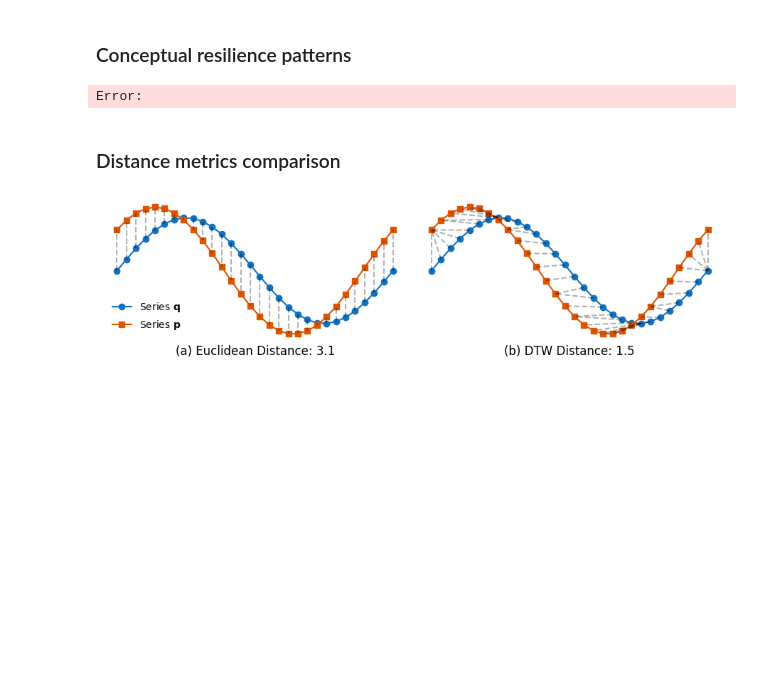
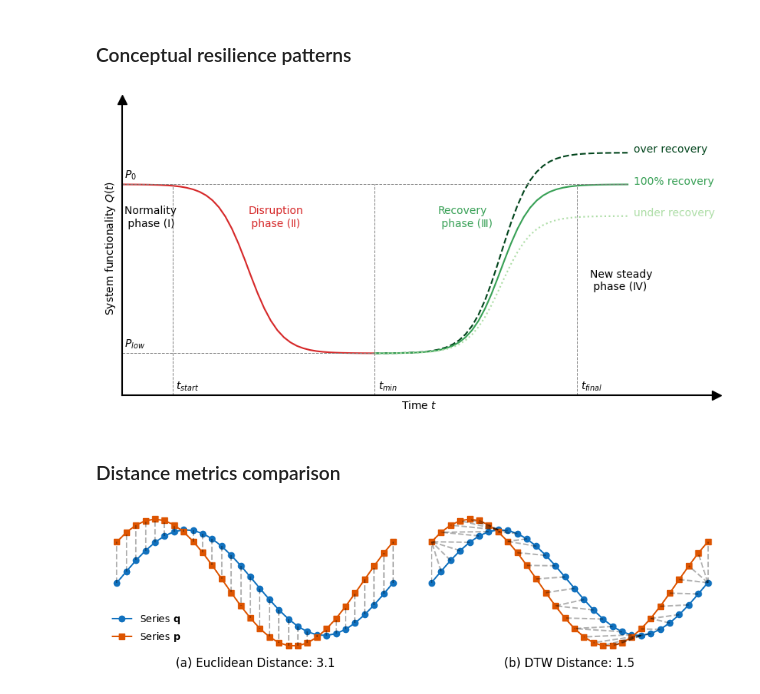
Before and after one commit to LastStriker11/disruptive_taxi_demand, a Jupyter notebook: conceptual_visualization.ipynb, the cells around one changed output. Saved outputs shown, nothing was run; the diff lists cells and outputs as text; code cells hidden in the pictures; blank space fills up the shorter version.

```diff
--- a/conceptual_visualization.ipynb
+++ b/conceptual_visualization.ipynb
@@ -57,39 +50,39 @@ cmap = plt.cm.Greens
 colors = [cmap((3-i)/3) for i in range(3)]
 
 ax.plot(xdata1, y1,color = "tab:red")
-ax.plot(xdata3, y3, color=colors[0])
-ax.plot(xdata2, y2, color=colors[1])
-ax.plot(xdata4, y4, color=colors[2])
+ax.plot(xdata3, y3, color=colors[0], linestyle='--')
+ax.plot(xdata2, y2, color=colors[1], linestyle='-')
+ax.plot(xdata4, y4, color=colors[2], linestyle=':')
 # ax.plot(xdata11, y11, color='#1171be', linestyle=':')
 ax.plot(xdata5, y5, c='grey', linestyle='--', linewidth=0.7)
 ax.plot(xdata6, y6, c='grey', linestyle='--', linewidth=0.7)
 ax.plot(xdata7, y7, c='grey', linestyle='--', linewidth=0.7)
 ax.plot(xdata8, y8, c='grey', linestyle='--', linewidth=0.7)
 ax.plot(xdata9, y9, c='grey', linestyle='--', linewidth=0.7)
 
 ax.annotate("Normality \n phase (Ⅰ)", xy = (0.02,0.8),xytext= (0.02,0.8),color = "k")
 ax.annotate("Disruption\n phase (Ⅱ)", xy = (1,0.8),xytext= (1,0.8),color = "tab:red")
 ax.annotate("Recovery\n phase (Ⅲ)", xy = (2.5, 0.8),xytext= (2.5, 0.8),color = colors[1])
 ax.annotate("New steady \n phase (Ⅳ)", xy = (3.7,0.5),xytext= (3.7,0.5),color = "k")
 # ax.annotate("Resistance",  xy = (2,0.6),xytext= (2.07, 0.6),color = "tab:blue")
 # ax.annotate("Event  Duration(T)",  xy = (1.75,0.13),xytext= (1.75, 0.13),color = "k")
 ax.annotate("over recovery", xy = (4.05,1.1),xytext= (4.05, 1.15),color = colors[0])
 ax.annotate("100% recovery", xy = (4.05,1.0),xytext= (4.05, 1.0),color = colors[1])
 ax.annotate("under recovery", xy = (4.05,0.9),xytext= (4.05, 0.85),color = colors[2])
 
-ax.annotate("$P_0$", xy = (0,1.03),xytext= (0,1.03),color = "k")
-ax.annotate("$P_{low}$", xy = (0,0.23),xytext= (0,0.23),color = "k")
+ax.annotate("$P_0$", xy = (0,1.03),xytext= (0.02,1.03),color = "k")
+ax.annotate("$P_{low}$", xy = (0,0.23),xytext= (0.02,0.23),color = "k")
 ax.annotate("$t_{start}$", xy = (0.43,0.03),xytext= (0.43,0.03),color = "k")
 ax.annotate("$t_{min}$", xy = (2.03,0.03),xytext= (2.03,0.03),color = "k")
 ax.annotate("$t_{final}$", xy = (3.63,0.03),xytext= (3.63,0.03),color = "k")
 ax.set_xlabel('Time $t$')
 ax.set_ylabel('System functionality $Q(t)$')
 ax.set_xlim((0,4.7))
 ax.set_ylim((0,1.4))
 
 fig.savefig('figures/conceptual_resilience.pdf', bbox_inches='tight')
 # %% [output]
-Error:
+[figure, added]
 # %% [markdown]
 ### Distance metrics comparison
 # %%
```
Also changed, not shown: parts of 3 cells of this notebook, 30 other files.
